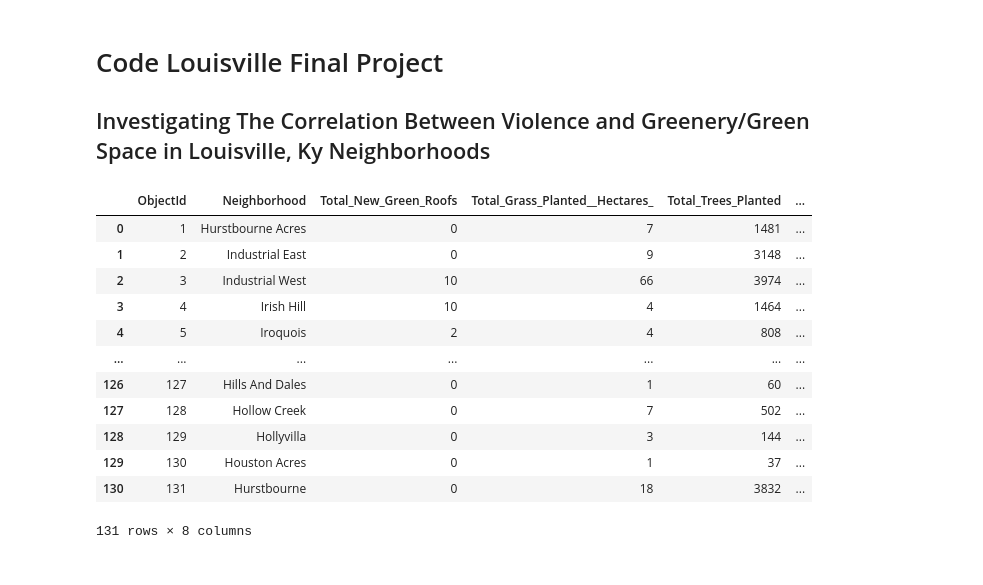
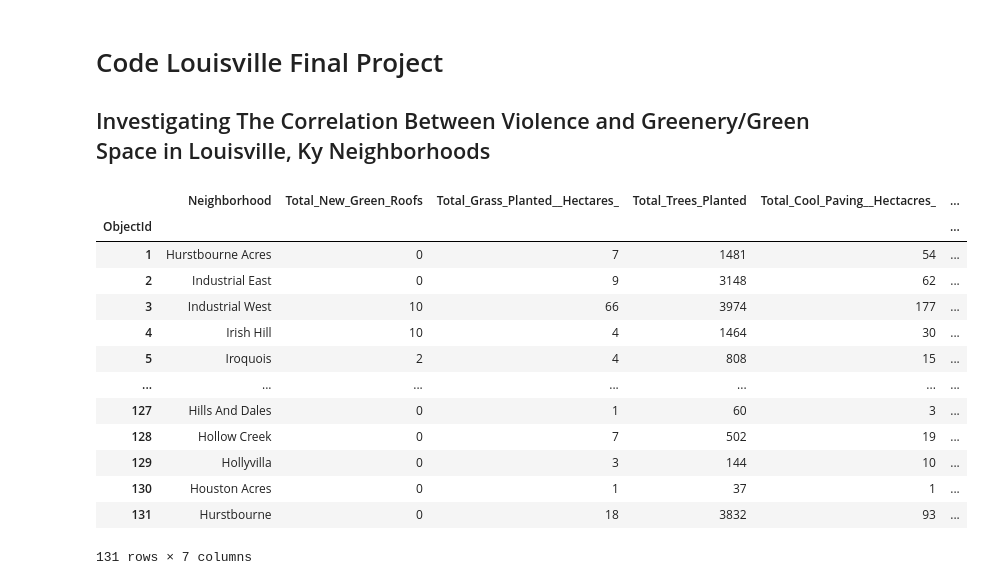
Before and after one commit to ltc870/codelouisville2023finalproject, a Jupyter notebook: finalproject.ipynb, the cells around one changed output. Cells and saved outputs as stored; diff of their text form; code cells hidden in the pictures.

Commit message:
cleaned dataframes

```diff
--- a/finalproject.ipynb
+++ b/finalproject.ipynb
@@ -5,19 +5,20 @@ import pandas as pd
 
 ## Investigating The Correlation Between Violence and Greenery/Green Space in Louisville, Ky Neighborhoods
 # %%
-urban_heat_df = pd.read_csv('data/Louisville_Metro_KY_-_Urban_Heat_Island_Neighborhood_Data.csv')
+urban_heat_df = pd.read_csv('data/Louisville_Metro_KY_-_Urban_Heat_Island_Neighborhood_Data.csv', index_col='ObjectId')
 urban_heat_df
 # %% [output]
-|  | ObjectId | Neighborhood | Total_New_Green_Roofs | Total_Grass_Planted__Hectares_ | Total_Trees_Planted | ... |
-| 0 | 1 | Hurstbourne Acres | 0 | 7 | 1481 | ... |
-| 1 | 2 | Industrial East | 0 | 9 | 3148 | ... |
-| 2 | 3 | Industrial West | 10 | 66 | 3974 | ... |
-| 3 | 4 | Irish Hill | 10 | 4 | 1464 | ... |
-| 4 | 5 | Iroquois | 2 | 4 | 808 | ... |
+|  | Neighborhood | Total_New_Green_Roofs | Total_Grass_Planted__Hectares_ | Total_Trees_Planted | Total_Cool_Paving__Hectacres_ | ... |
+| ObjectId |  |  |  |  |  | ... |
+| 1 | Hurstbourne Acres | 0 | 7 | 1481 | 54 | ... |
+| 2 | Industrial East | 0 | 9 | 3148 | 62 | ... |
+| 3 | Industrial West | 10 | 66 | 3974 | 177 | ... |
+| 4 | Irish Hill | 10 | 4 | 1464 | 30 | ... |
+| 5 | Iroquois | 2 | 4 | 808 | 15 | ... |
 | ... | ... | ... | ... | ... | ... | ... |
-| 126 | 127 | Hills And Dales | 0 | 1 | 60 | ... |
-| 127 | 128 | Hollow Creek | 0 | 7 | 502 | ... |
-| 128 | 129 | Hollyvilla | 0 | 3 | 144 | ... |
-| 129 | 130 | Houston Acres | 0 | 1 | 37 | ... |
-| 130 | 131 | Hurstbourne | 0 | 18 | 3832 | ... |
+| 127 | Hills And Dales | 0 | 1 | 60 | 3 | ... |
+| 128 | Hollow Creek | 0 | 7 | 502 | 19 | ... |
+| 129 | Hollyvilla | 0 | 3 | 144 | 10 | ... |
+| 130 | Houston Acres | 0 | 1 | 37 | 1 | ... |
+| 131 | Hurstbourne | 0 | 18 | 3832 | 93 | ... |
-131 rows × 8 columns
+131 rows × 7 columns
```
Also changed, not shown: parts of 8 cells of this notebook.
